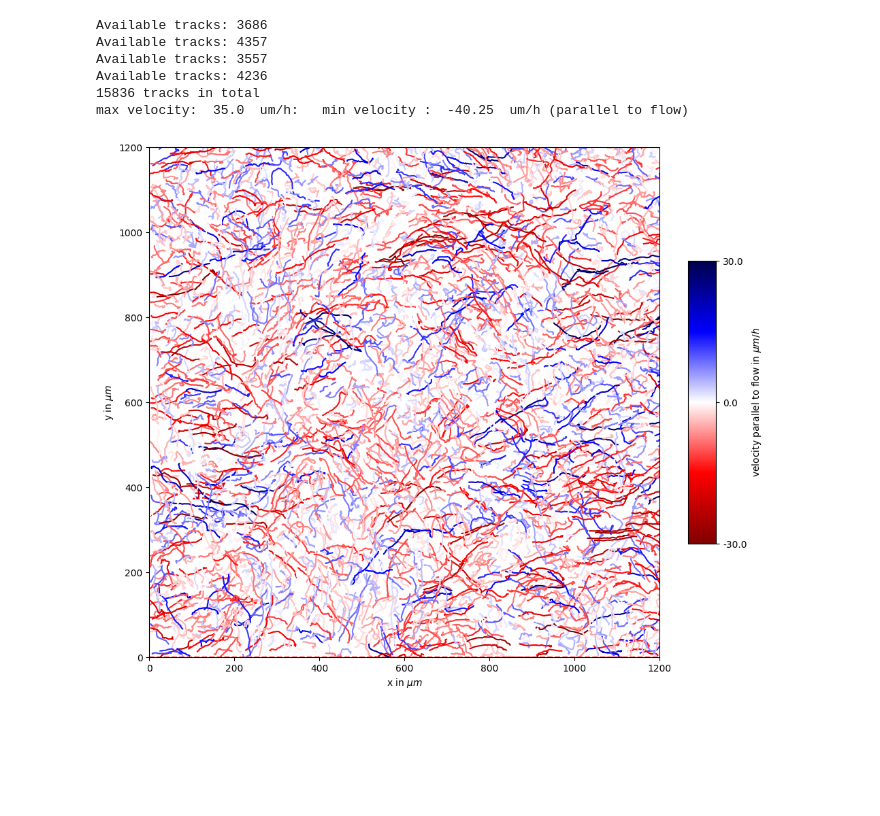
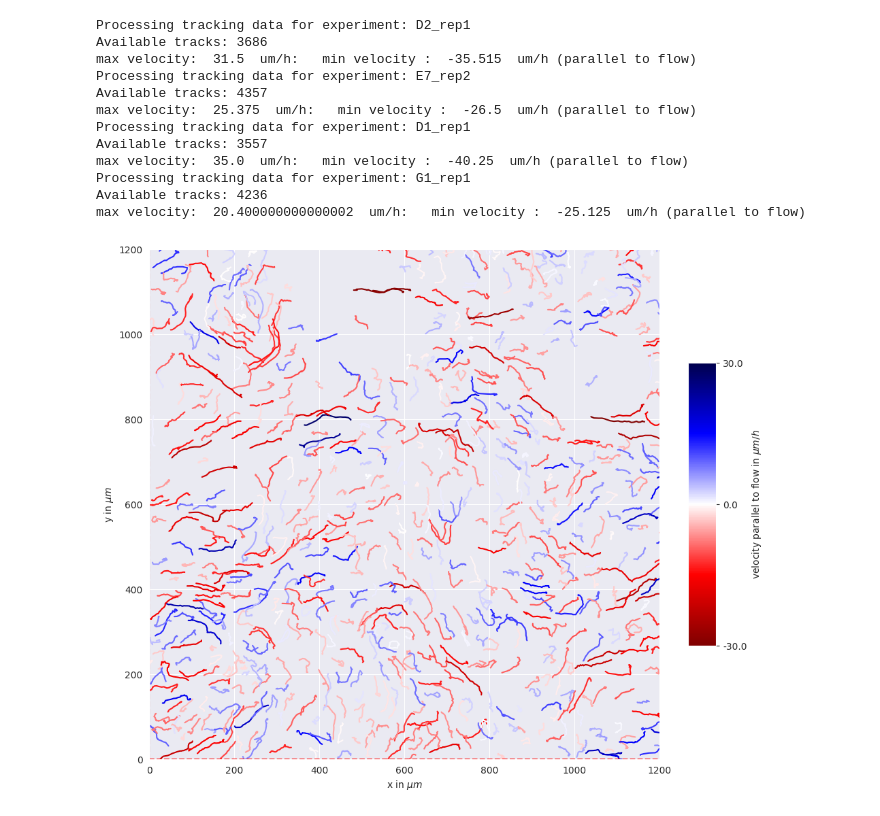
Before and after one commit to Phusiongreen/ec-tracking-analysis_2025, a Jupyter notebook: notebooks/03_A_Plot_Trajectories.ipynb, the cells around one changed output. Drawn from its saved outputs; the diff is of its cells as text; code cells hidden in the pictures; blank space fills up the shorter version.

```diff
--- a/notebooks/03_A_Plot_Trajectories.ipynb
+++ b/notebooks/03_A_Plot_Trajectories.ipynb
@@ -14,7 +14,7 @@ cmap = matplotlib.colormaps["seismic_r"]
 # %%
 # read parameters and key file
 
-parameter_file  = "/home/jpa/Data/ec_tracking/trial/parameters_test_set.yml"
+parameter_file  = "/media/jpa/Volume/MDC/MDC_data/ec_tracking/trial/parameters_test_set.yml"
 parameters = read_parameters(parameter_file)
 
 key_file_path = parameters["key_file"]
@@ -73,6 +73,8 @@ max_x = 1200.0 # um
 max_y = 1200.0 # um
 
 list_of_files = []
+experiment_ids = []
+condition_ids = []
 
 
 # uncomment this if you want to select specific files
@@ -88,10 +90,17 @@ for index, row in experiment_df.iterrows():
     tracking_data_path = data_folder.joinpath(tracking_file)
 
     list_of_files.append(str(tracking_data_path))
+    experiment_ids.append(row["experimentID"])
+    condition_ids.append(condition)
+condition_ids = np.unique(condition_ids)
 
 # if you want to plot a specific file for example "tracking_data_1.csv", uncomment the following line and specify the file name:
 # list_of_files = ["tracking_data_1.csv"]
 
 print("Files to be analysed")
-list_of_files
+print(list_of_files)
+print("Experiment IDs to be analysed")
+print(experiment_ids)
+print("Conditions to be analysed")
+print(condition_ids)
 # %% [output]
@@ -119,13 +124,15 @@ Files to be analysed
 # %%
-max_vel = 0
-min_vel = 0
-number_of_tracks = 0
-fig, ax = plt.subplots(1, 1, figsize=(10, 10))
 
 obs_time_length_frames = observation_time[1] - observation_time[0]
 
-for tracking_data_path in list_of_files:
-    experimentID = tracking_data_path.split("/")[-1].split("_")[2]
+for tracking_data_path, experimentID in zip(list_of_files, experiment_ids):
+    max_vel = 0
+    min_vel = 0
+    number_of_tracks = 0
+    fig, ax = plt.subplots(1, 1, figsize=(10, 10))
+
+    print("Processing tracking data for experiment:", experimentID)
+
     tracking_data = pd.read_csv(tracking_data_path, low_memory=False)
 
     observation_period_df = tracking_data[tracking_data["FRAME"] <= observation_time[1]]
@@ -183,54 +190,58 @@ for tracking_data_path in list_of_files:
         delta_x = end_x - start_x
         delta_y = end_y - start_y
 
         #total_dist_per_file += np.sqrt(delta_x**2 + delta_y**2)
 
         #center_x += delta_x
         #center_y += delta_y
 
         #center_per_file_x += delta_x
         #center_per_file_y += delta_y
 
         rel_vel = normalize_speed(delta_x/delta_hour, min_vel_lim, max_vel_lim)
 
         if delta_x/delta_hour > max_vel:
             max_vel = delta_x/delta_hour
         if delta_x/delta_hour < min_vel:
             min_vel = delta_x/delta_hour
 
         ax.plot(single_track_df["POSITION_X"],single_track_df["POSITION_Y"], color = cmap(rel_vel))
         #ax.plot([delta_x],[delta_y], color = "black", marker = "o", alpha=0.5)
 
-# add colorbar
-sm = plt.cm.ScalarMappable(cmap=cmap, norm=plt.Normalize(vmin=0, vmax=1))
-cbar = fig.colorbar(sm, ax=ax, label='velocity parallel to flow in $\mu m/h$', aspect=10, fraction = 0.05)
-cbar.set_ticks([0.0,0.5,1.0])
+    # add colorbar
+    sm = plt.cm.ScalarMappable(cmap=cmap, norm=plt.Normalize(vmin=0, vmax=1))
+    cbar = fig.colorbar(sm, ax=ax, label='velocity parallel to flow in $\mu m/h$', aspect=10, fraction = 0.05)
+    cbar.set_ticks([0.0,0.5,1.0])
 
-# Optionally, set tick labels if you want to customize them further
-mid_vel = (max_vel_lim + min_vel_lim)/2
-cbar.set_ticklabels([min_vel_lim, mid_vel, max_vel_lim])
+    # Optionally, set tick labels if you want to customize them further
+    mid_vel = (max_vel_lim + min_vel_lim)/2
+    cbar.set_ticklabels([min_vel_lim, mid_vel, max_vel_lim])
 
-print("%s tracks in total" % number_of_tracks)
-print("max velocity: ", max_vel, " um/h: ", " min velocity : ", min_vel, " um/h (parallel to flow)")
+    print("max velocity: ", max_vel, " um/h: ", " min velocity : ", min_vel, " um/h (parallel to flow)")
 
-# set figure properties
-ax.set_xlim(0,max_x)
-ax.set_ylim(0,max_y)
-ax.axhline(0, color = "red", linestyle = "--")
-ax.axvline(0, color = "red", linestyle = "--")
-ax.set_xlabel("x in $\mu m$")
-ax.set_ylabel("y in $\mu m$")
-ax.set_aspect(1)
-plt.tight_layout()
+    # set figure properties
+    ax.set_xlim(0,max_x)
+    ax.set_ylim(0,max_y)
+    ax.axhline(0, color = "red", linestyle = "--")
+    ax.axvline(0, color = "red", linestyle = "--")
+    ax.set_xlabel("x in $\mu m$")
+    ax.set_ylabel("y in $\mu m$")
+    ax.set_aspect(1)
+    plt.tight_layout()
 
-
-plt.savefig(str(output_folder.joinpath(subfolder, experimentID + "_ROI_trajectories" + ".pdf")))
-plt.savefig(str(output_folder.joinpath(subfolder, experimentID + "_ROI_trajectories" + ".png")))
+    plt.savefig(str(output_folder.joinpath(subfolder, experimentID + "_ROI_trajectories" + ".pdf")))
+    plt.savefig(str(output_folder.joinpath(subfolder, experimentID + "_ROI_trajectories" + ".png")))
 # %% [output]
+Processing tracking data for experiment: D2_rep1
 Available tracks: 3686
+max velocity:  31.5  um/h:   min velocity :  -35.515  um/h (parallel to flow)
+Processing tracking data for experiment: E7_rep2
 Available tracks: 4357
+max velocity:  25.375  um/h:   min velocity :  -26.5  um/h (parallel to flow)
+Processing tracking data for experiment: D1_rep1
 Available tracks: 3557
+max velocity:  35.0  um/h:   min velocity :  -40.25  um/h (parallel to flow)
+Processing tracking data for experiment: G1_rep1
 Available tracks: 4236
-15836 tracks in total
-max velocity:  35.0  um/h:   min velocity :  -40.25  um/h (parallel to flow)
+max velocity:  20.400000000000002  um/h:   min velocity :  -25.125  um/h (parallel to flow)
-[figure, old version]
+[figure, new version]
```
Also changed, not shown: parts of 4 cells of this notebook, 8 other files.
